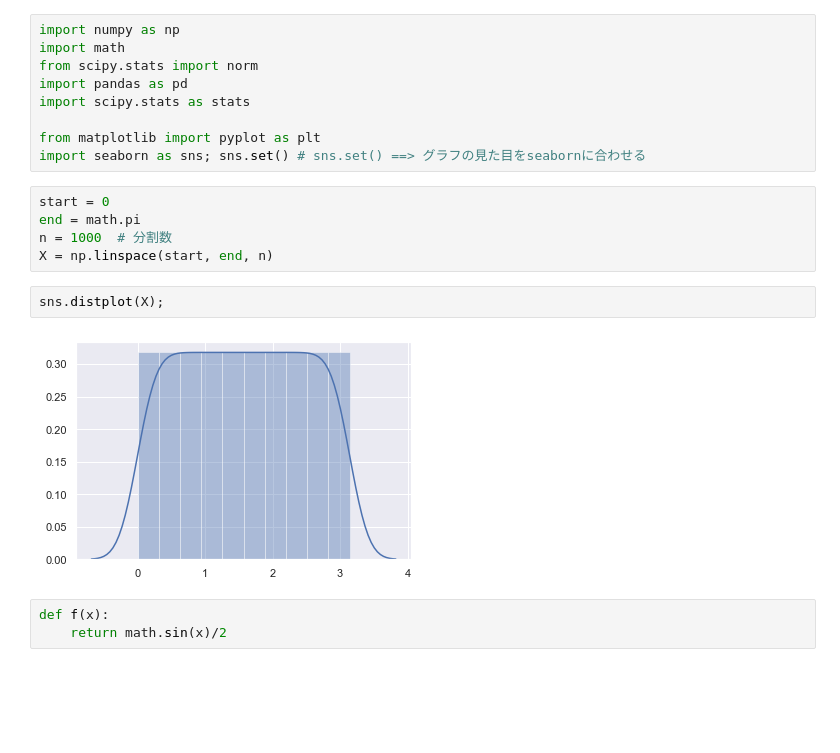
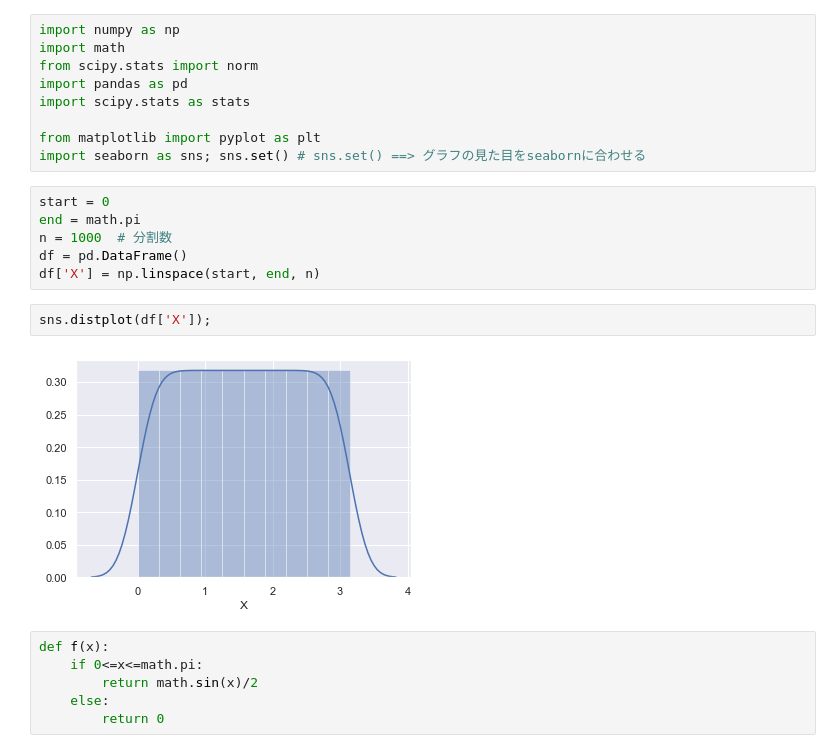
Before and after one commit to RTstudy/StatisticsStudy, a Jupyter notebook: exercise_05/exercise_05-1_matsudo840.ipynb, the cells around one changed output. Drawn from its saved outputs; the diff is of its cells as text; blank space fills up the shorter version.

```diff
--- a/exercise_05/exercise_05-1_matsudo840.ipynb
+++ b/exercise_05/exercise_05-1_matsudo840.ipynb
@@ -13,11 +13,15 @@ import seaborn as sns; sns.set() # sns.set() ==> グラフの見た目をseaborn
 start = 0
 end = math.pi
 n = 1000  # 分割数
-X = np.linspace(start, end, n)
+df = pd.DataFrame()
+df['X'] = np.linspace(start, end, n)
 # %%
-sns.distplot(X);
+sns.distplot(df['X']);
 # %% [output]
-[figure, old version]
+[figure, new version]
 # %%
 def f(x):
-    return math.sin(x)/2
+    if 0<=x<=math.pi:
+        return math.sin(x)/2
+    else:
+        return 0
```
Also changed, not shown: parts of 7 cells of this notebook.
